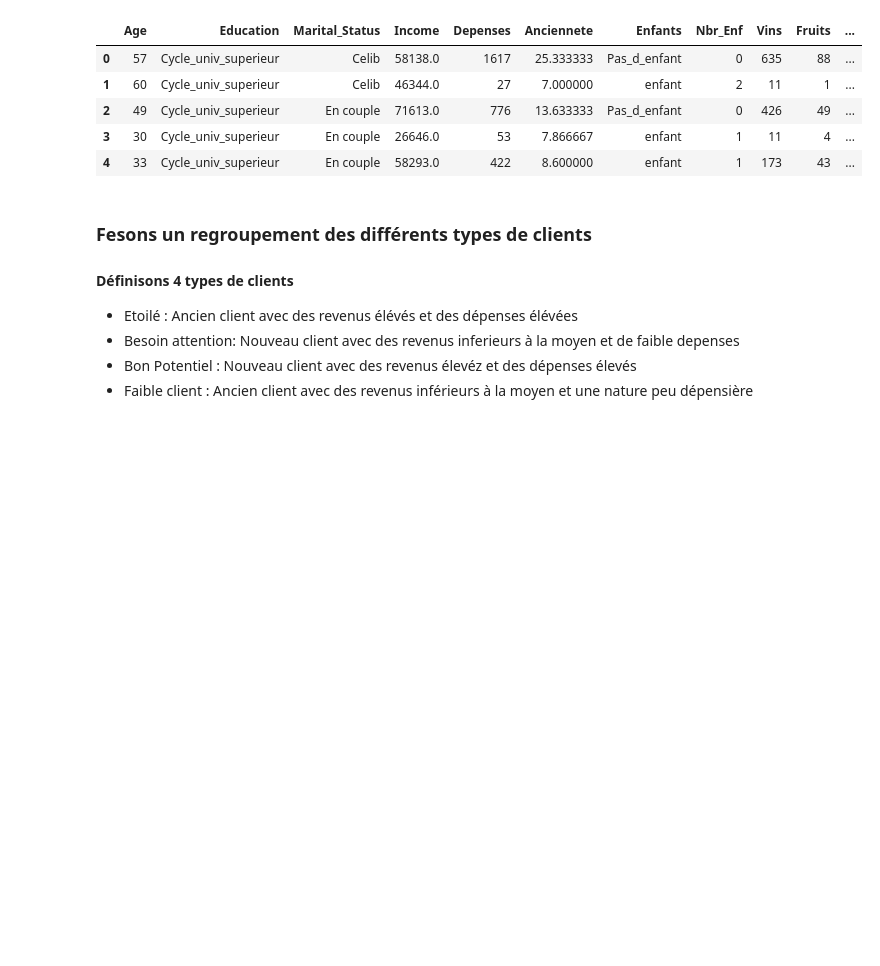
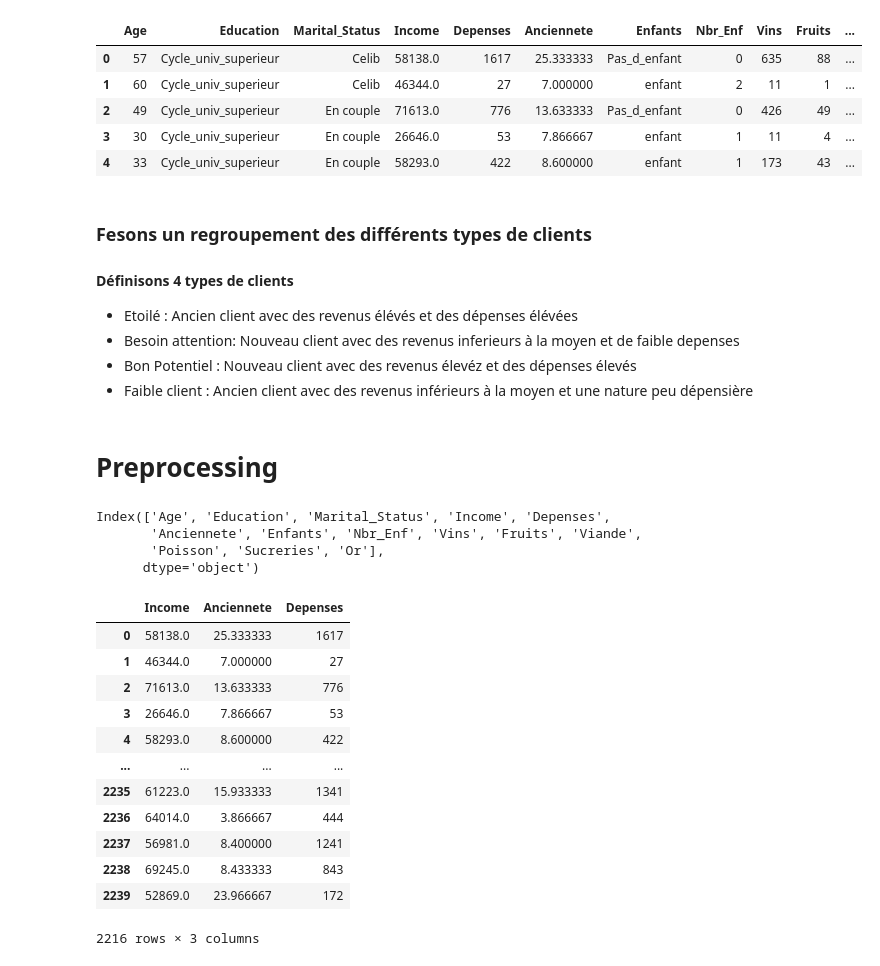
Before and after one commit to Mexiale/Marketing_Client, a Jupyter notebook: Customers.ipynb, the cells around one changed output. Drawn from its saved outputs; the diff is of its cells as text; code cells hidden in the pictures; blank space fills up the shorter version.

Commit message:
Preprocessing

```diff
--- a/Customers.ipynb
+++ b/Customers.ipynb
@@ -300,3 +304,12 @@ Data.head()
 * Besoin attention: Nouveau client avec des revenus inferieurs à la moyen et de faible depenses
 * Bon Potentiel : Nouveau client avec des revenus élevéz et des dépenses élevés
 * Faible client : Ancien client avec des revenus inférieurs à la moyen et une nature peu dépensière
+# %% [markdown]
+# Preprocessing
+# %%
+Data.columns
+# %% [output]
+Index(['Age', 'Education', 'Marital_Status', 'Income', 'Depenses',
+       'Anciennete', 'Enfants', 'Nbr_Enf', 'Vins', 'Fruits', 'Viande',
+       'Poisson', 'Sucreries', 'Or'],
+      dtype='object')
@@ -308,3 +330,19 @@ X_std = scaler.fit_transform(dataset)
 X = normalize(X_std,norm='l2')
 # %%
 dataset = dataset.replace({0:'Etoilé',1:'Besoin attention',2:'Bon potentiel',3:'Faible client'})
+# %%
+dataset
+# %% [output]
+|  | Income | Anciennete | Depenses |
+| 0 | 58138.0 | 25.333333 | 1617 |
+| 1 | 46344.0 | 7.000000 | 27 |
+| 2 | 71613.0 | 13.633333 | 776 |
+| 3 | 26646.0 | 7.866667 | 53 |
+| 4 | 58293.0 | 8.600000 | 422 |
+| ... | ... | ... | ... |
+| 2235 | 61223.0 | 15.933333 | 1341 |
+| 2236 | 64014.0 | 3.866667 | 444 |
+| 2237 | 56981.0 | 8.400000 | 1241 |
+| 2238 | 69245.0 | 8.433333 | 843 |
+| 2239 | 52869.0 | 23.966667 | 172 |
+2216 rows × 3 columns
```
Also changed, not shown: parts of 2 cells of this notebook.
